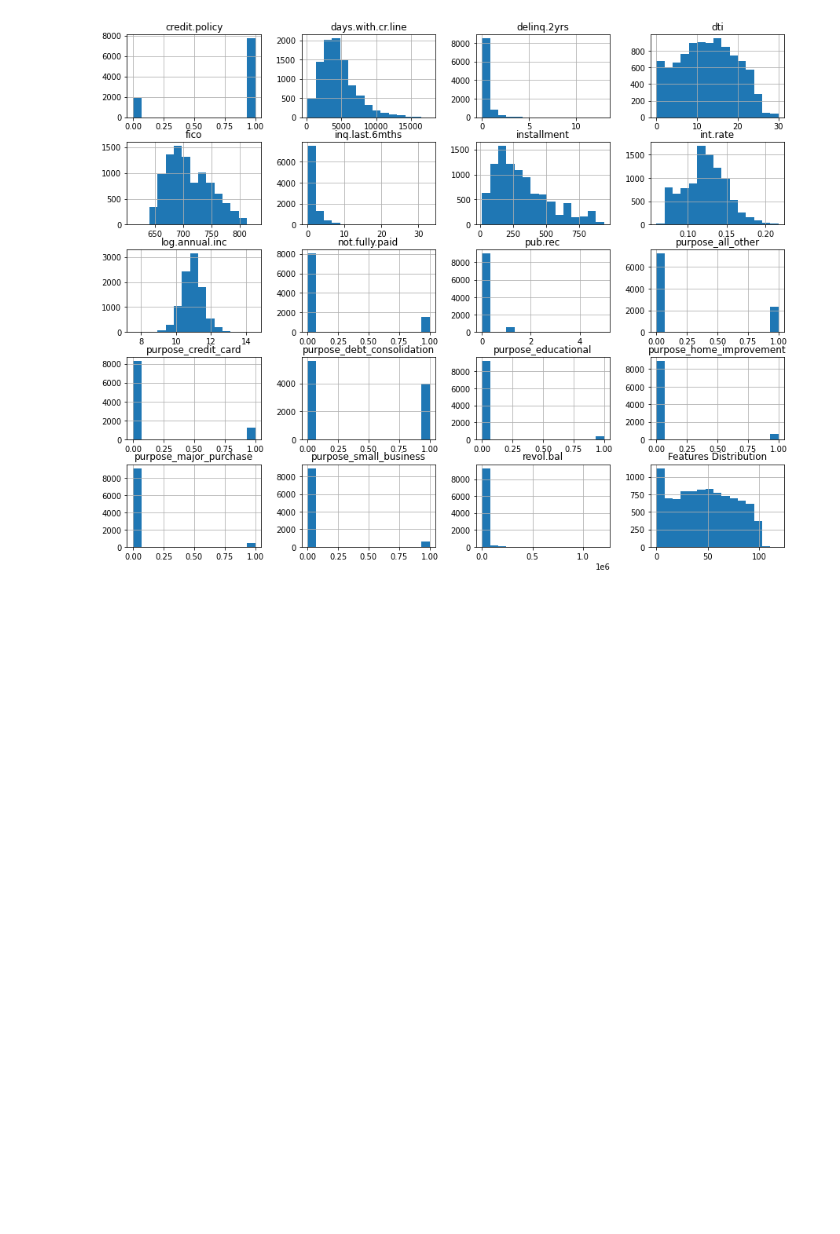
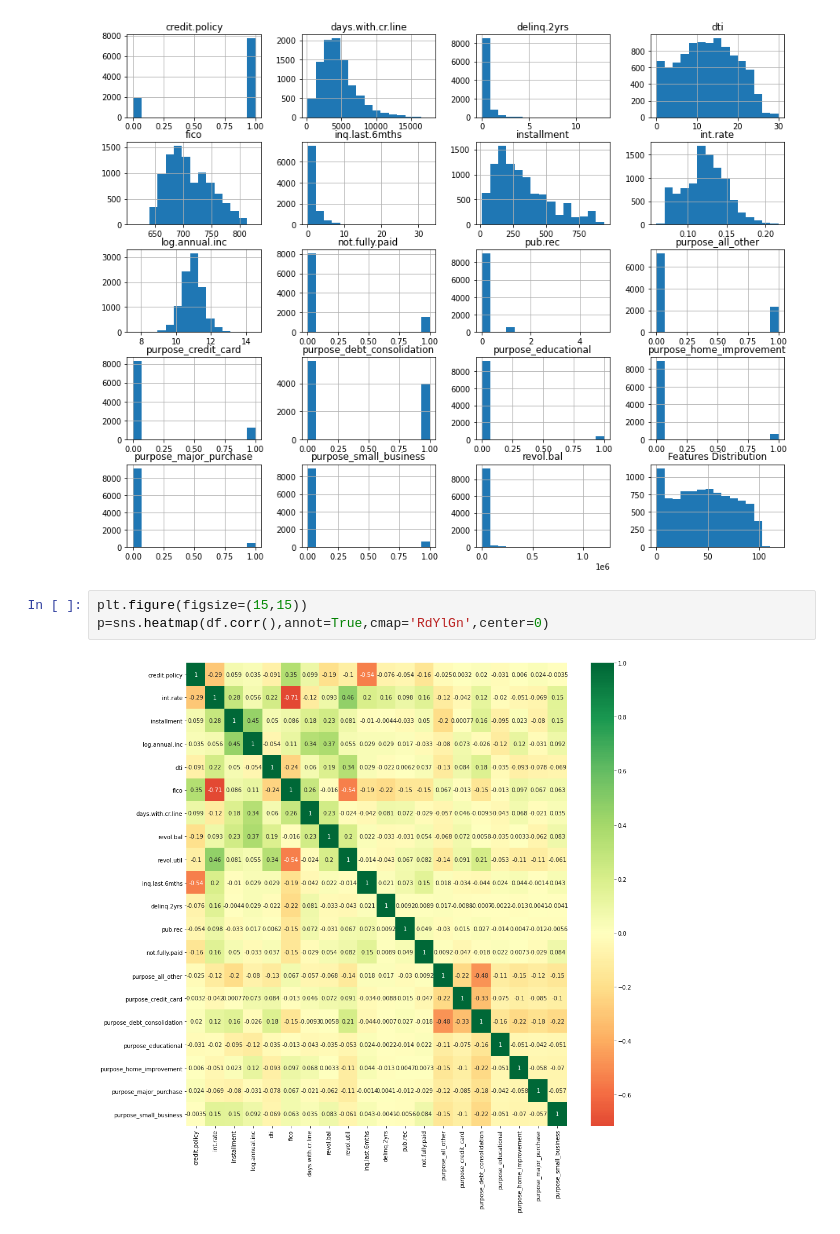
Before and after one commit to Arnabsaha6/Machine-Learning, a Jupyter notebook: Loan_Repayment.ipynb, the cells around one changed output. Saved outputs shown, nothing was run; the diff lists cells and outputs as text; blank space fills up the shorter version.

```diff
--- a/Loan_Repayment.ipynb
+++ b/Loan_Repayment.ipynb
@@ -123,3 +123,8 @@ plt.title("Features Distribution")
 plt.show()
 # %% [output]
 [figure]
+# %%
+plt.figure(figsize=(15,15))
+p=sns.heatmap(df.corr(),annot=True,cmap='RdYlGn',center=0)
+# %% [output]
+[figure, added]
```
